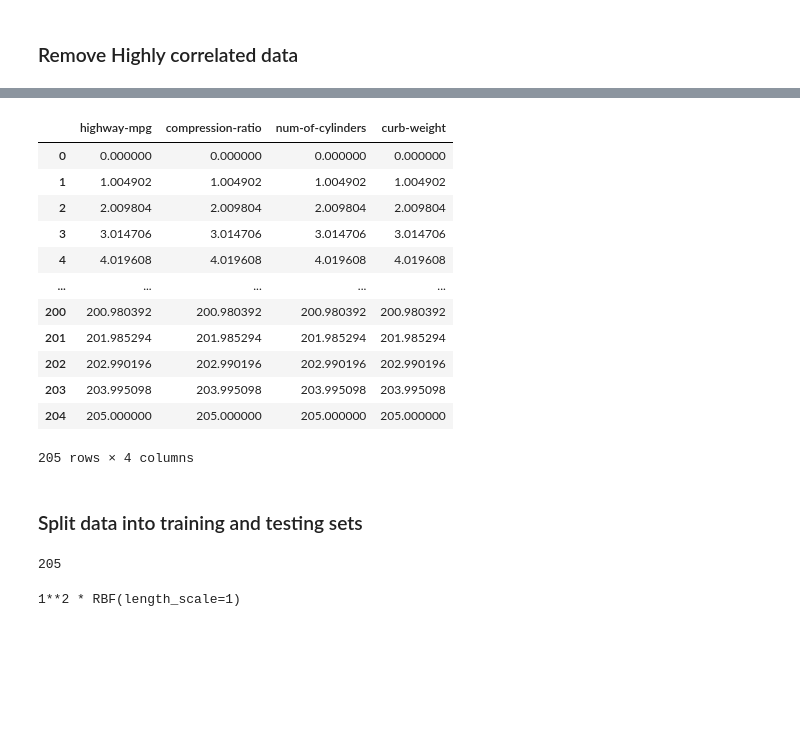
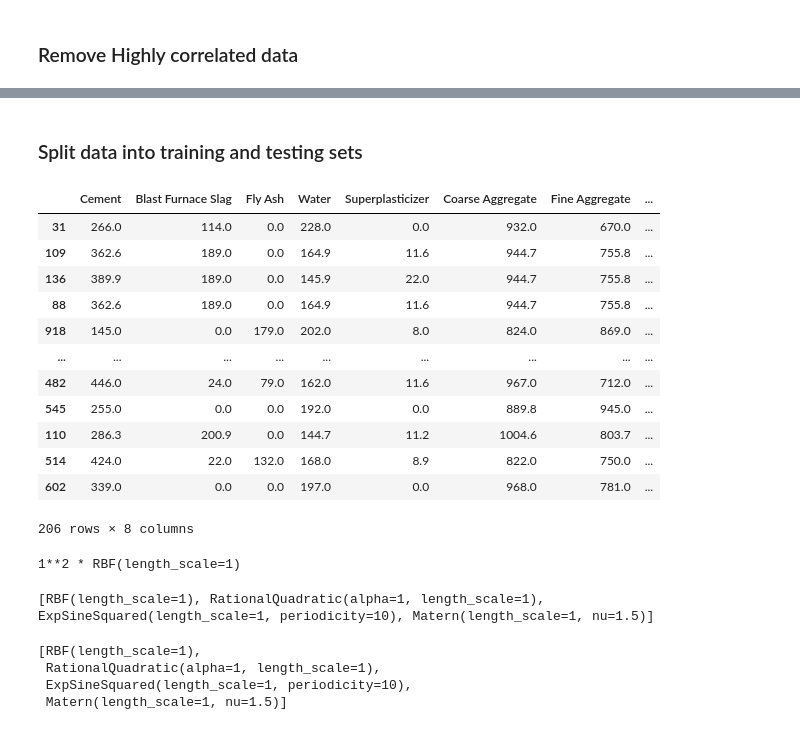
Before and after one commit to Suraj6E/ModelOptimization, a Jupyter notebook: Regression.ipynb, the cells around one changed output, grey strips where cells are left out. Drawn from its saved outputs; the diff is of its cells as text; code cells hidden in the pictures; blank space fills up the shorter version.

```diff
--- a/Regression.ipynb
+++ b/Regression.ipynb
@@ -144,33 +160,31 @@ df_filtered.head(10)
 # %%
-X_plot = pd.DataFrame(np.tile(np.linspace(0, len(df_filtered), len(df_filtered))[:, np.newaxis], (1, 4)), columns=['highway-mpg', 'compression-ratio', 'num-of-cylinders', 'curb-weight'])
+# X_plot = pd.DataFrame(np.tile(np.linspace(0, len(df_filtered), len(df_filtered))[:, np.newaxis], (1, 4)), columns=['highway-mpg', 'compression-ratio', 'num-of-cylinders', 'curb-weight'])
 
-X_plot
+# X_plot
-# %% [output]
-|  | highway-mpg | compression-ratio | num-of-cylinders | curb-weight |
-| 0 | 0.000000 | 0.000000 | 0.000000 | 0.000000 |
-| 1 | 1.004902 | 1.004902 | 1.004902 | 1.004902 |
-| 2 | 2.009804 | 2.009804 | 2.009804 | 2.009804 |
-| 3 | 3.014706 | 3.014706 | 3.014706 | 3.014706 |
-| 4 | 4.019608 | 4.019608 | 4.019608 | 4.019608 |
-| ... | ... | ... | ... | ... |
-| 200 | 200.980392 | 200.980392 | 200.980392 | 200.980392 |
-| 201 | 201.985294 | 201.985294 | 201.985294 | 201.985294 |
-| 202 | 202.990196 | 202.990196 | 202.990196 | 202.990196 |
-| 203 | 203.995098 | 203.995098 | 203.995098 | 203.995098 |
-| 204 | 205.000000 | 205.000000 | 205.000000 | 205.000000 |
-205 rows × 4 columns
 # %% [markdown]
 ### Split data into training and testing sets
 # %%
-X = df_filtered
+# X = df_filtered
 # X = df_filtered.values
 # y = y.values
 # X_plot = X_plot.values
-# X_train, X_test, y_train, y_test = train_test_split(X, y, test_size=0.2, random_state=42)
+X_train, X_test, y_train, y_test = train_test_split(X, y, test_size=0.2, random_state=42)
 
-len(X)
+X_test
 # %% [output]
+|  | Cement | Blast Furnace Slag | Fly Ash | Water | Superplasticizer | Coarse Aggregate | Fine Aggregate | ... |
+| 31 | 266.0 | 114.0 | 0.0 | 228.0 | 0.0 | 932.0 | 670.0 | ... |
+| 109 | 362.6 | 189.0 | 0.0 | 164.9 | 11.6 | 944.7 | 755.8 | ... |
+| 136 | 389.9 | 189.0 | 0.0 | 145.9 | 22.0 | 944.7 | 755.8 | ... |
+| 88 | 362.6 | 189.0 | 0.0 | 164.9 | 11.6 | 944.7 | 755.8 | ... |
+| 918 | 145.0 | 0.0 | 179.0 | 202.0 | 8.0 | 824.0 | 869.0 | ... |
+| ... | ... | ... | ... | ... | ... | ... | ... | ... |
+| 482 | 446.0 | 24.0 | 79.0 | 162.0 | 11.6 | 967.0 | 712.0 | ... |
+| 545 | 255.0 | 0.0 | 0.0 | 192.0 | 0.0 | 889.8 | 945.0 | ... |
+| 110 | 286.3 | 200.9 | 0.0 | 144.7 | 11.2 | 1004.6 | 803.7 | ... |
+| 514 | 424.0 | 22.0 | 132.0 | 168.0 | 8.9 | 822.0 | 750.0 | ... |
+| 602 | 339.0 | 0.0 | 0.0 | 197.0 | 0.0 | 968.0 | 781.0 | ... |
-205
+206 rows × 8 columns
 # %%
 # X_train
 # y_test.shape
@@ -181,3 +195,24 @@ kernel = 1.0 * RBF(length_scale=1.0)
 kernel
 # %% [output]
 1**2 * RBF(length_scale=1)
+# %%
+np.random.seed(0)
+n=50
+
+kernel_ =[kernels.RBF (),
+
+         kernels.RationalQuadratic(),
+
+         kernels.ExpSineSquared(periodicity=10.0),
+
+         kernels.Matern()
+         ]
+print(kernel_, '\n')
+
+kernel_
+# %% [output]
+[RBF(length_scale=1), RationalQuadratic(alpha=1, length_scale=1), ExpSineSquared(length_scale=1, periodicity=10), Matern(length_scale=1, nu=1.5)]
+[RBF(length_scale=1),
+ RationalQuadratic(alpha=1, length_scale=1),
+ ExpSineSquared(length_scale=1, periodicity=10),
+ Matern(length_scale=1, nu=1.5)]
```
Also changed, not shown: parts of 15 cells of this notebook.
